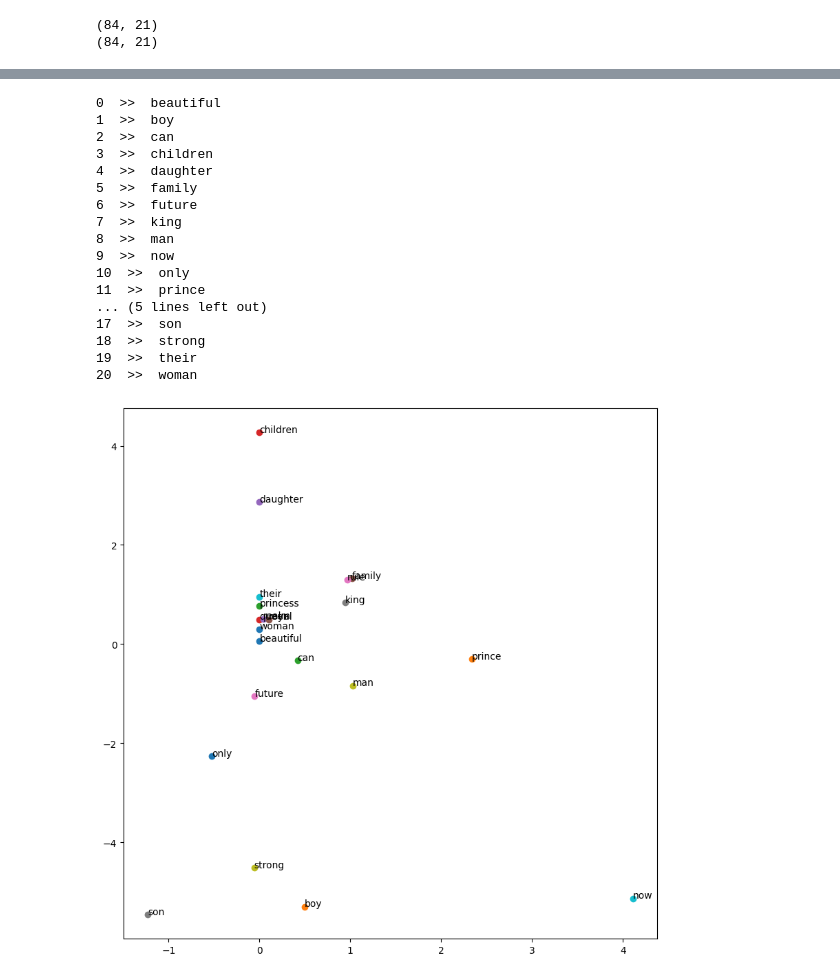
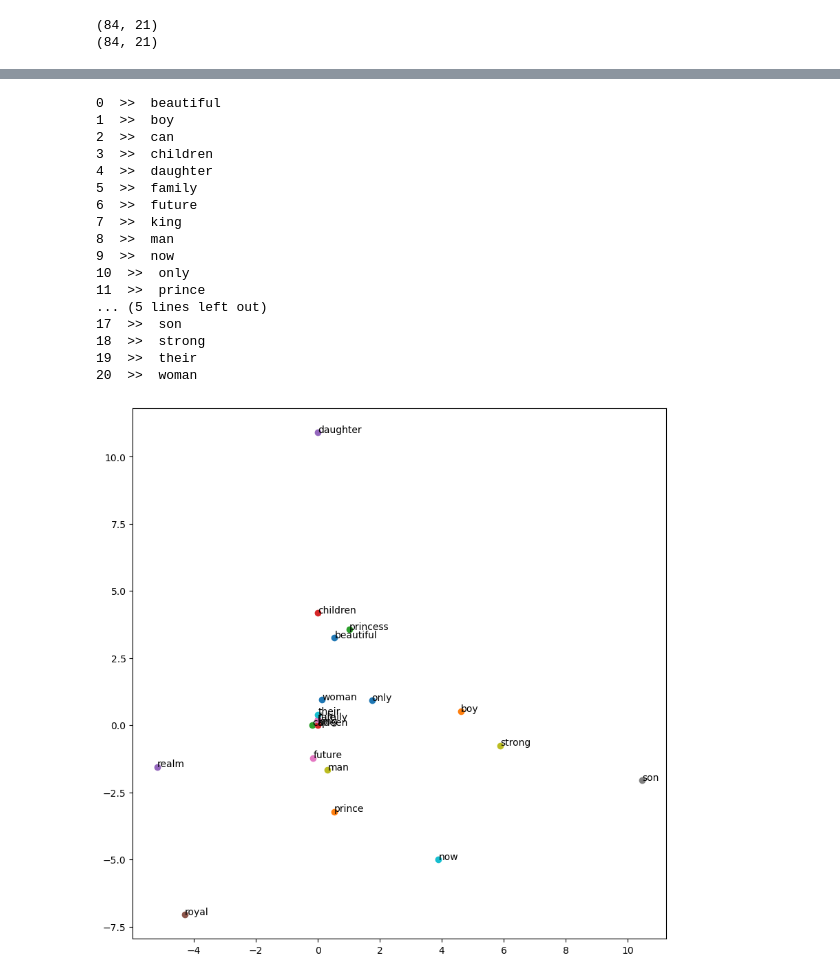
Before and after one commit to MH0386/Word2Vec, a Jupyter notebook: word2vec.ipynb, the cells around one changed output, grey strips where cells are left out. Saved outputs shown, nothing was run; the diff lists cells and outputs as text; code cells hidden in the pictures.

```diff
--- a/word2vec.ipynb
+++ b/word2vec.ipynb
@@ -11,7 +11,10 @@ from keras.layers import Input, Dense, Dropout, Flatten, Conv2D, MaxPooling2D
 from keras.models import Model
 from scipy import sparse
 # %%
-texts = pd.read_csv('/kaggle/input/textnlp/TextNLP.csv')
+try:
+    texts = pd.read_csv('/kaggle/input/textnlp/TextNLP.csv')
+except Exception:
+    texts = pd.read_csv('TextNLP.csv')
 # %%
 texts = [x for x in texts['text']]
 # %%
@@ -114,21 +115,21 @@ word_lists
  ['boy', 'man'],
  ['man', 'boy']]
 # %%
-def create_unique_word_dict(text: list) -> dict:
+def create_unique_word_dict(TEXT: list) -> dict:
     """
     A method that creates a dictionary where the keys are unique words
     and key values are indices
     """
     # Getting all the unique words from our text and sorting them alphabetically
-    words = list(set(text))
-    words.sort()
+    Words = list(set(TEXT))
+    Words.sort()
 
     # Creating the dictionary for the unique words
-    unique_word_dict = {}
-    for i, word in enumerate(words):
-        unique_word_dict.update({word: i})
+    UniqueWordDict = {}
+    for i, Word in enumerate(Words):
+        UniqueWordDict.update({Word: i})
 
-    return unique_word_dict
+    return UniqueWordDict
 # %%
 unique_word_dict = create_unique_word_dict(all_text)
 # Defining the number of features (unique words)
@@ -267,7 +277,7 @@ model = CreateModel()
 model.fit(
     x=XX,
     y=YY,
-    batch_size=10,
-    epochs=2000
+    batch_size=64,
+    epochs=10000
 )
 # %% [output]
@@ -378,36 +398,32 @@ weights = model.get_weights()[0]
 plt.figure(figsize=(10, 10))
 i = 0
 for word in list(unique_word_dict.keys()):
     print(i, ' >> ', word)
     # coord = embedding_dict.get(word)
     coord = embedding_dict.get(word)
-    if weights[i][0] < 0 and weights[i][1] > 0:
+    if weights[i][0] < 0 < weights[i][1]:
         plt.scatter(0, weights[i][1])
         plt.annotate(word, (0, weights[i][1]))
     else:
         plt.scatter(weights[i][0], weights[i][1])
         plt.annotate(word, (weights[i][0], weights[i][1]))
-
-        # plt.xlim(-0.5, 0.5)
-        # plt.ylim(-0.5, 0.5)
-        # plt.show()
     i = i + 1
 # %% [output]
 0  >>  beautiful
 1  >>  boy
 2  >>  can
 3  >>  children
 4  >>  daughter
 5  >>  family
 6  >>  future
 7  >>  king
 8  >>  man
 9  >>  now
 10  >>  only
 11  >>  prince
 ... (5 lines left out)
 17  >>  son
 18  >>  strong
 19  >>  their
 20  >>  woman
-[figure, old version]
+[figure, new version]
```
Also changed, not shown: parts of 10 cells of this notebook, 1 other file.
